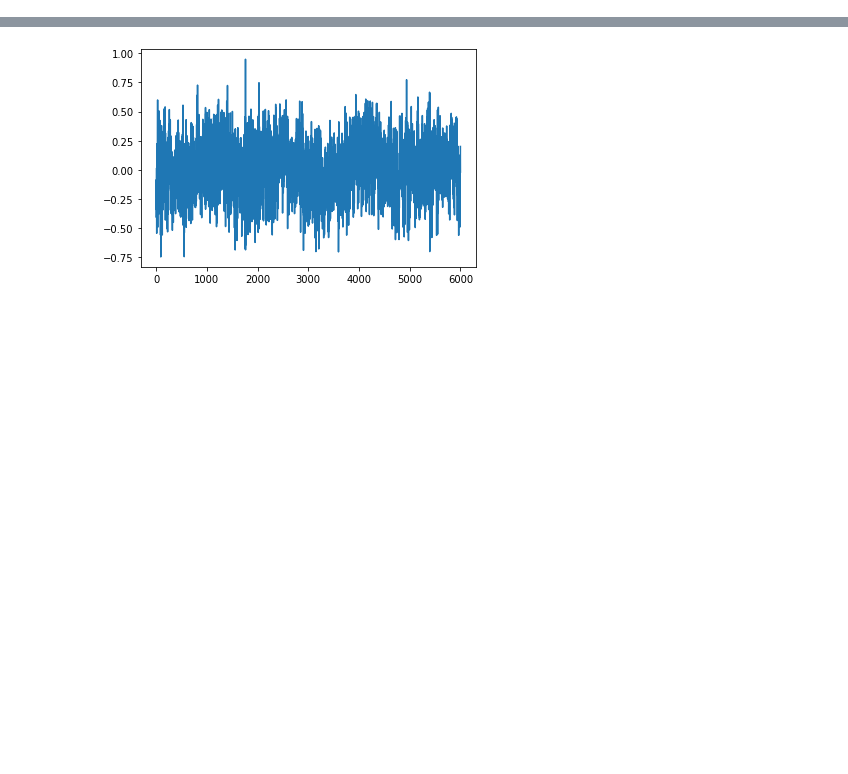
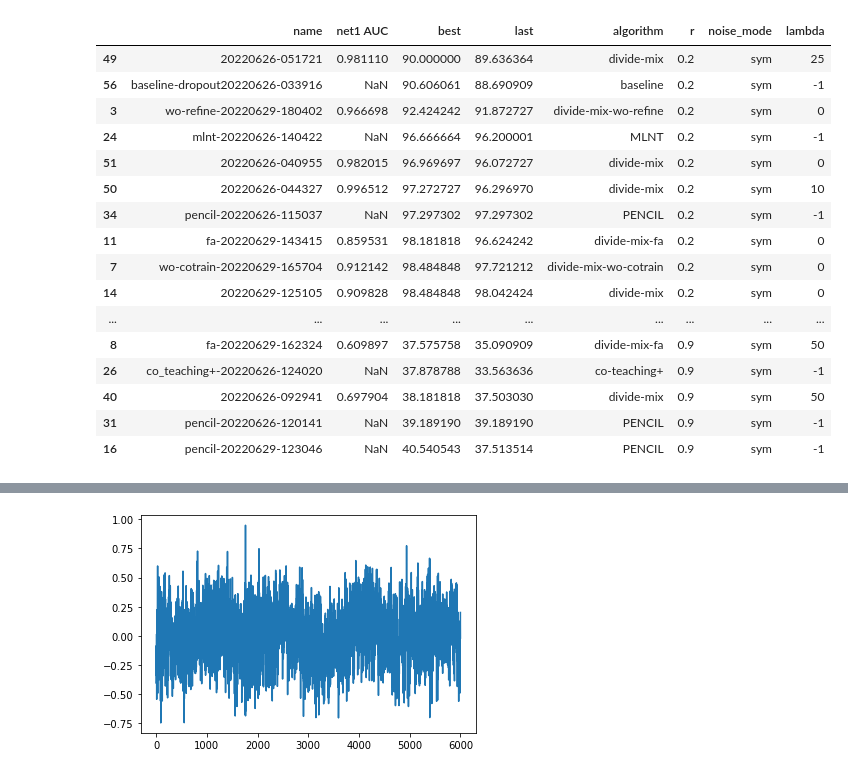
Before and after one commit to lxy764139720/TimeSeriesSSL, a Jupyter notebook: measure_data.ipynb, the cells around one changed output, grey strips where cells are left out. Cells and saved outputs as stored; diff of their text form; code cells hidden in the pictures; blank space fills up the shorter version.

```diff
--- a/measure_data.ipynb
+++ b/measure_data.ipynb
@@ -6,0 +150,60 @@ import wandb
+# %%
+api = wandb.Api()
+
+runs = api.runs(path="lxy764139720/TimeSeriesSSL_crwu")
+summary_list, history_list, config_list, name_list = [], [], [], []
+algorithm_list, r_list, noise_mode_list, best_list, last_list, lambda_list = [], [], [], [], [], []
+auc_list, summary_auc_list = [], []
+for run in runs:
+    timestamp = re.search(r'2022.*', run.name).group(0)
+    time = datetime.datetime.strptime(timestamp, '%Y%m%d-%H%M%S')
+    if time > datetime.datetime(2022, 6, 26, 0, 0, 0):
+        summary_list.append(run.summary._json_dict)
+        # history_list.append(run.history())
+        # config_list.append(
+        #     {k: v for k,v in run.config.items()
+        #      if not k.startswith('_')})
+        name_list.append(run.name)
+
+        accuracy = run.history()['Accuracy'][-50:]
+        best = max(accuracy)
+        last = np.mean(accuracy)
+        best_list.append(best)
+        last_list.append(last)
+
+        try:
+            auc = run.history()['net1 AUC']
+        except:
+            auc = range(0, 301)
+        auc_list.append(auc)
+
+        try:
+            summary_auc = run.summary._json_dict['net1 AUC']
+        except:
+            summary_auc = None
+        summary_auc_list.append(summary_auc)
+
+        algorithm_list.append(run.config['algorithm'])
+        r_list.append(run.config['r'])
+        noise_mode_list.append(run.config['noise_mode'])
+        try:
+            lambda_list.append(run.config['lambda_u'])
+        except:
+            lambda_list.append(-1)
+
+runs_df = pd.DataFrame({
+    "name": name_list,
+    "net1 AUC": summary_auc_list,
+    # "history": history_list,
+    # "config": config_list,
+    "best": best_list,
+    "last": last_list,
+    "algorithm": algorithm_list,
+    "r": r_list,
+    "noise_mode": noise_mode_list,
+    "lambda": lambda_list,
+    })
+runs_df = runs_df.sort_values(by=['r', 'best'])
+runs_df.to_csv("crwu_results.csv")
+runs_df
+# %% [output]
@@ -6,0 +211,17 @@ import wandb
+|  | name | net1 AUC | best | last | algorithm | r | noise_mode | lambda |
+| 49 | 20220626-051721 | 0.981110 | 90.000000 | 89.636364 | divide-mix | 0.2 | sym | 25 |
+| 56 | baseline-dropout20220626-033916 | NaN | 90.606061 | 88.690909 | baseline | 0.2 | sym | -1 |
+| 3 | wo-refine-20220629-180402 | 0.966698 | 92.424242 | 91.872727 | divide-mix-wo-refine | 0.2 | sym | 0 |
+| 24 | mlnt-20220626-140422 | NaN | 96.666664 | 96.200001 | MLNT | 0.2 | sym | -1 |
+| 51 | 20220626-040955 | 0.982015 | 96.969697 | 96.072727 | divide-mix | 0.2 | sym | 0 |
+| 50 | 20220626-044327 | 0.996512 | 97.272727 | 96.296970 | divide-mix | 0.2 | sym | 10 |
+| 34 | pencil-20220626-115037 | NaN | 97.297302 | 97.297302 | PENCIL | 0.2 | sym | -1 |
+| 11 | fa-20220629-143415 | 0.859531 | 98.181818 | 96.624242 | divide-mix-fa | 0.2 | sym | 0 |
+| 7 | wo-cotrain-20220629-165704 | 0.912142 | 98.484848 | 97.721212 | divide-mix-wo-cotrain | 0.2 | sym | 0 |
+| 14 | 20220629-125105 | 0.909828 | 98.484848 | 98.042424 | divide-mix | 0.2 | sym | 0 |
+| ... | ... | ... | ... | ... | ... | ... | ... | ... |
+| 8 | fa-20220629-162324 | 0.609897 | 37.575758 | 35.090909 | divide-mix-fa | 0.9 | sym | 50 |
+| 26 | co_teaching+-20220626-124020 | NaN | 37.878788 | 33.563636 | co-teaching+ | 0.9 | sym | -1 |
+| 40 | 20220626-092941 | 0.697904 | 38.181818 | 37.503030 | divide-mix | 0.9 | sym | 50 |
+| 31 | pencil-20220626-120141 | NaN | 39.189190 | 39.189190 | PENCIL | 0.9 | sym | -1 |
+| 16 | pencil-20220629-123046 | NaN | 40.540543 | 37.513514 | PENCIL | 0.9 | sym | -1 |
```
Also changed, not shown: parts of 13 cells of this notebook, 21 other files.
